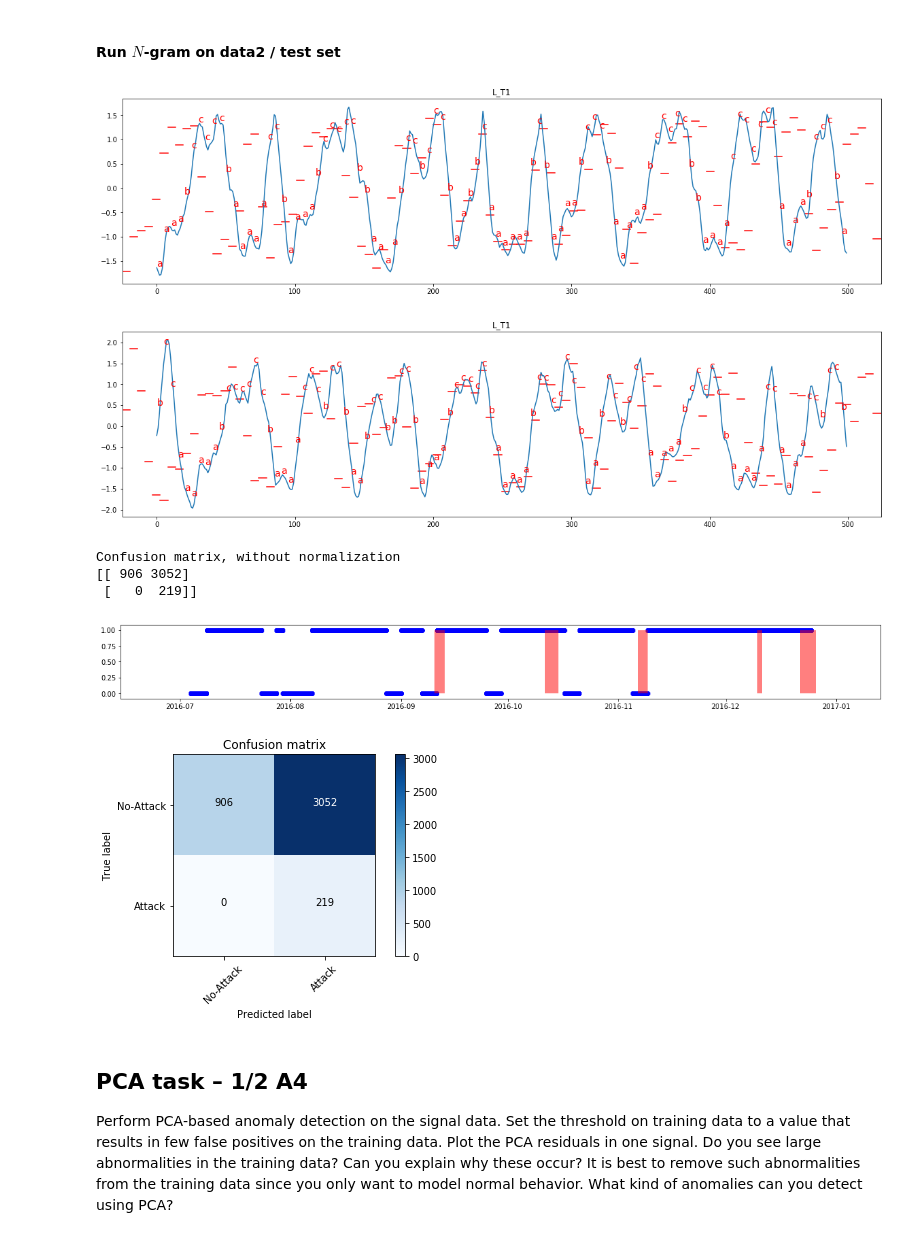
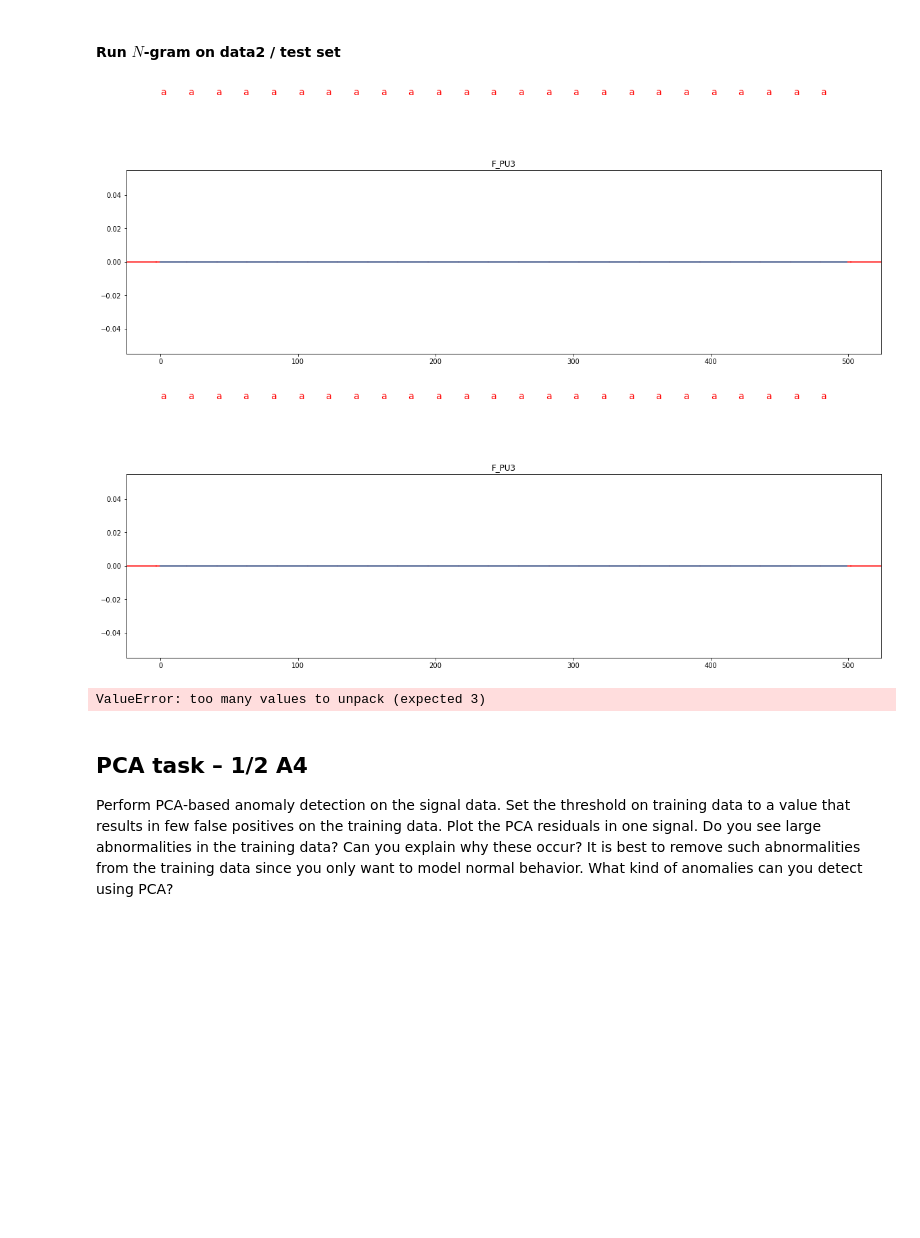
Before and after one commit to Yzoni/cyber-data-analytics, a Jupyter notebook: assignment2/assignment2_newyorick.ipynb, the cells around one changed output. Cells and saved outputs as stored; diff of their text form; code cells hidden in the pictures; blank space fills up the shorter version.

```diff
--- a/assignment2/assignment2_newyorick.ipynb
+++ b/assignment2/assignment2_newyorick.ipynb
@@ -848,7 +848,7 @@ print(train_probs)
 #### Run $N$-gram on data2 / test set
 # %%
 # columns_to_test = ['F_PU1', 'F_PU11']
-columns_to_test = ['L_T1']
+columns_to_test = ['F_PU3']
 
 # BEGIN PARAMETERS
 cp = {
@@ -867,17 +867,28 @@ cp = {
         'letters': 2,
         'chunk_size': 20
     },
+    'F_PU3': { # DOING
+        'n_gramsize': 5,
+        'letters': 2,
+        'chunk_size': 20
+    },
+    'S_PU3': {
+        'n_gramsize': 5,
+        'letters': 2,
+        'chunk_size': 20
+    },
+
     'F_PU4': {
         'n_gramsize': 5,
         'letters': 3,
         'chunk_size': 20
     },
-    'F_PU7': {
+    'F_PU7': { #Correct
         'n_gramsize': 5,
-        'letters': 2,
-        'chunk_size': 5
+        'letters': 3,
+        'chunk_size': 2
     },
-    'S_PU7': {
+    'S_PU7': { #Correct
         'n_gramsize': 5,
         'letters': 2,
         'chunk_size': 5
@@ -889,8 +900,8 @@ cp = {
     },
     'S_PU10': { #Correct
         'n_gramsize': 6,
-        'letters': 2,
-        'chunk_size': 2
+        'letters': 3,
+        'chunk_size': 6
     },
     'F_PU11': { #getERROR too many values
         'n_gramsize': 5,
@@ -903,10 +914,10 @@ cp = {
         'chunk_size': 5
     },
 
-    'L_T1': { #DOING
+    'L_T1': { #Correct
         'n_gramsize': 10,
         'letters': 3,
-        'chunk_size': 5
+        'chunk_size': 2
     },
     'L_T2': { # Too many false posives
         'n_gramsize': 5,
@@ -918,11 +929,22 @@ cp = {
         'letters': 3,
         'chunk_size': 5
     },
+    'L_T4': { #Correct
+        'n_gramsize': 5,
+        'letters': 3,
+        'chunk_size': 5
+    },
     'L_T5': {
         'n_gramsize': 5,
         'letters': 2,
         'chunk_size': 5
     },
+     'L_T6': { #Correct
+        'n_gramsize': 5,
+        'letters': 2,
+        'chunk_size': 5
+    },
+
      'L_T7': { #Correct
         'n_gramsize': 2,
         'letters': 2,
@@ -989,40 +1011,36 @@ def test_all_ngram(dataset_name):
     all_warnings = [0] * len(ngram_test_set_to_run)
     for column in ngram_test_set_to_run:
         if 'warning_' in column:
             for idx, row in enumerate(ngram_test_set_to_run[column]):
                 if row == 1:
                     all_warnings[idx] = 1
 
     # Make the final warnings plot
     fig, ax = plt.subplots(figsize=(20, 2))
     ax.scatter(ngram_test_set_to_run.index.values, all_warnings, c='b', label='real')
 
     if dataset_name == 'data2':
         test_attacks = get_relative_attack_data(ngram_test_set_to_run, 0.002)
         for att in test_attacks:
             ax.axhspan(ymin=0,
                        ymax=1,
                        xmin=att[0],
                        xmax=att[1],
                        facecolor='r',
                        alpha=0.5)
 
         # Confusion matrix
         binary_conf_pred = [True if x == 1 else False for x in warnings]
         cnf_matrix = confusion_matrix(binary_conf_value, binary_conf_pred)
         plt.figure()
         plot_confusion_matrix(cnf_matrix, ['No-Attack', 'Attack'])
 
 test_all_ngram('data2')
 # test_all_ngram('test')
 # %% [output]
-[figure, old version]
+[figure, new version]
-[figure, old version]
+[figure, new version]
-Confusion matrix, without normalization
-[[ 906 3052]
- [   0  219]]
+ValueError: too many values to unpack (expected 3)
-[figure, removed]
-[figure, removed]
 # %% [markdown]
 ## PCA task – 1/2 A4
 Perform PCA-based anomaly detection on the signal data. Set the threshold on training data to a
```
